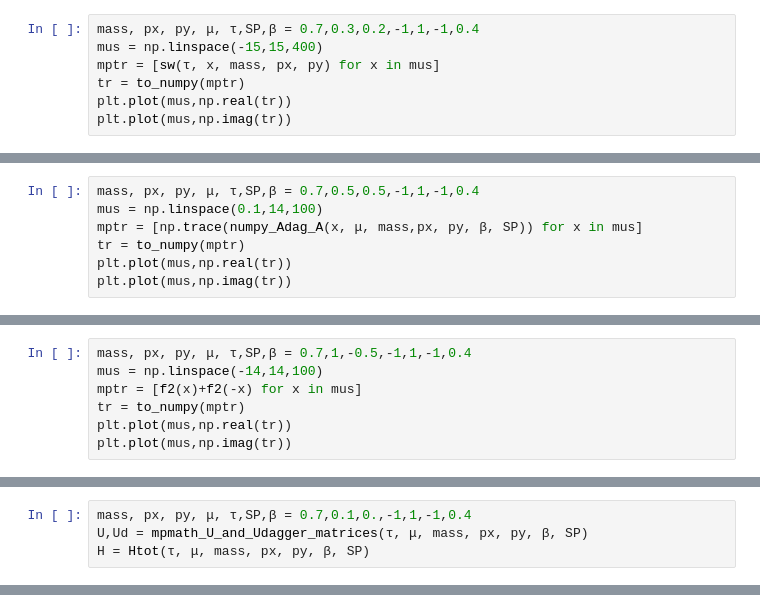
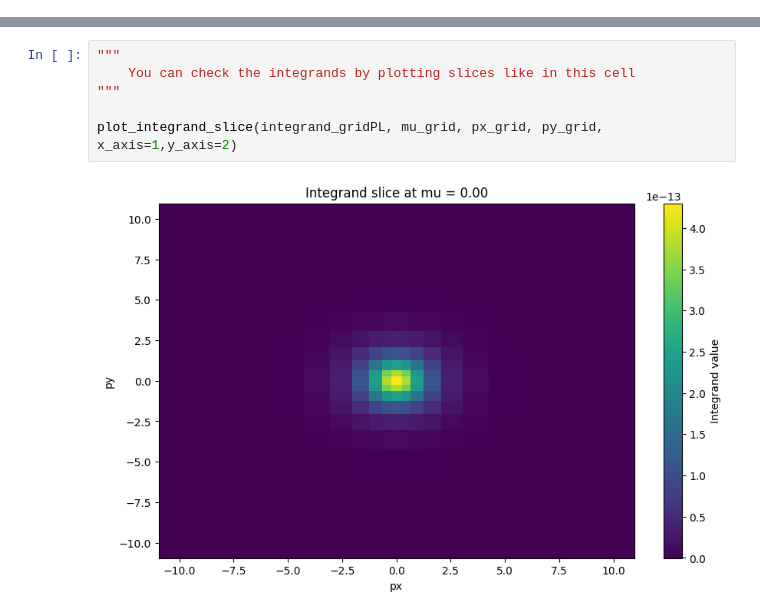
Before and after one commit to AndrePalermo/DiracFermions-in-MilneSpacetime, a Jupyter notebook: milneNumerics.ipynb, the cells around one changed output, grey strips where cells are left out. Cells and saved outputs as stored; diff of their text form.

```diff
--- a/milneNumerics.ipynb
+++ b/milneNumerics.ipynb
@@ -14,7 +0,0 @@ matrix(
-# %%
-mass, px, py, μ, τ,SP,β = 0.7,0.3,0.2,-1,1,-1,0.4
-mus = np.linspace(-15,15,400)
-mptr = [sw(τ, x, mass, px, py) for x in mus]
-tr = to_numpy(mptr)
-plt.plot(mus,np.real(tr))
-plt.plot(mus,np.imag(tr))
@@ -24,7 +0,0 @@ plt.plot(mus,np.imag(tr))
-# %%
-mass, px, py, μ, τ,SP,β = 0.7,0.5,0.5,-1,1,-1,0.4
-mus = np.linspace(0.1,14,100)
-mptr = [np.trace(numpy_Adag_A(x, μ, mass,px, py, β, SP)) for x in mus]
-tr = to_numpy(mptr)
-plt.plot(mus,np.real(tr))
-plt.plot(mus,np.imag(tr))
@@ -49,7 +0,0 @@ def f3(x):
-# %%
-mass, px, py, μ, τ,SP,β = 0.7,1,-0.5,-1,1,-1,0.4
-mus = np.linspace(-14,14,100)
-mptr = [f2(x)+f2(-x) for x in mus]
-tr = to_numpy(mptr)
-plt.plot(mus,np.real(tr))
-plt.plot(mus,np.imag(tr))
@@ -88,4 +0,0 @@ plt.plot(SPlist, num/den)
-# %%
-mass, px, py, μ, τ,SP,β = 0.7,0.1,0.,-1,1,-1,0.4
-U,Ud = mpmath_U_and_Udagger_matrices(τ, μ, mass, px, py, β, SP)
-H = Htot(τ, μ, mass, px, py, β, SP)
@@ -124,0 +89,8 @@ print(tsec,"\n",th)
+# %%
+"""
+    You can check the integrands by plotting slices like in this cell
+"""
+
+plot_integrand_slice(integrand_gridPL, mu_grid, px_grid, py_grid, x_axis=1,y_axis=2)
+# %% [output]
+[figure, added]
```
Also changed, not shown: parts of 23 cells of this notebook.
